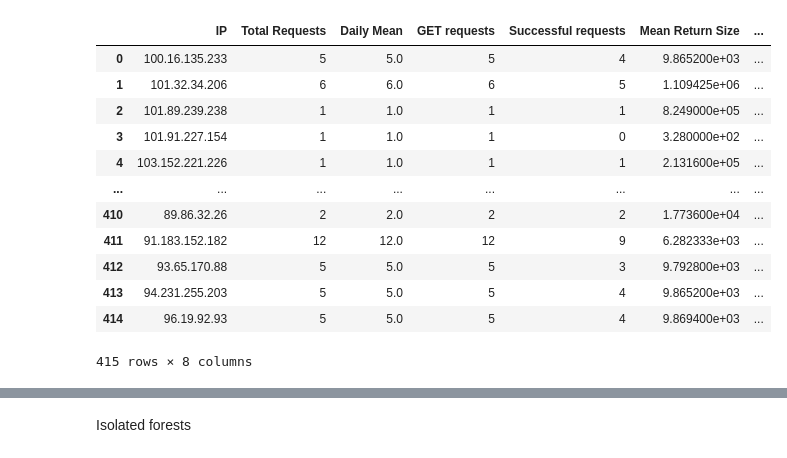
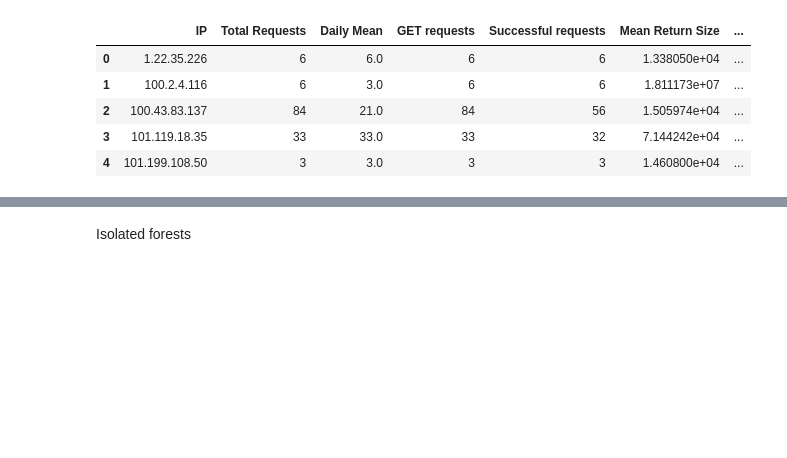
Before and after one commit to Aishani2001/VMWare-API-Misuse-or-Abuse, a Jupyter notebook: Unsupervised Learning.ipynb, the cells around one changed output, grey strips where cells are left out. Drawn from its saved outputs; the diff is of its cells as text; code cells hidden in the pictures; blank space fills up the shorter version.

```diff
--- a/Unsupervised Learning.ipynb
+++ b/Unsupervised Learning.ipynb
@@ -22,17 +17,10 @@ Saving finaldata.csv to finaldata (4).csv
 # %%
 df=pd.read_csv("finaldata.csv")
-df
+df.head()
 # %% [output]
 |  | IP | Total Requests | Daily Mean | GET requests | Successful requests | Mean Return Size | ... |
-| 0 | 100.16.135.233 | 5 | 5.0 | 5 | 4 | 9.865200e+03 | ... |
-| 1 | 101.32.34.206 | 6 | 6.0 | 6 | 5 | 1.109425e+06 | ... |
-| 2 | 101.89.239.238 | 1 | 1.0 | 1 | 1 | 8.249000e+05 | ... |
-| 3 | 101.91.227.154 | 1 | 1.0 | 1 | 0 | 3.280000e+02 | ... |
-| 4 | 103.152.221.226 | 1 | 1.0 | 1 | 1 | 2.131600e+05 | ... |
-| ... | ... | ... | ... | ... | ... | ... | ... |
-| 410 | 89.86.32.26 | 2 | 2.0 | 2 | 2 | 1.773600e+04 | ... |
-| 411 | 91.183.152.182 | 12 | 12.0 | 12 | 9 | 6.282333e+03 | ... |
-| 412 | 93.65.170.88 | 5 | 5.0 | 5 | 3 | 9.792800e+03 | ... |
-| 413 | 94.231.255.203 | 5 | 5.0 | 5 | 4 | 9.865200e+03 | ... |
-| 414 | 96.19.92.93 | 5 | 5.0 | 5 | 4 | 9.869400e+03 | ... |
+| 0 | 1.22.35.226 | 6 | 6.0 | 6 | 6 | 1.338050e+04 | ... |
+| 1 | 100.2.4.116 | 6 | 3.0 | 6 | 6 | 1.811173e+07 | ... |
+| 2 | 100.43.83.137 | 84 | 21.0 | 84 | 56 | 1.505974e+04 | ... |
+| 3 | 101.119.18.35 | 33 | 33.0 | 33 | 32 | 7.144242e+04 | ... |
+| 4 | 101.199.108.50 | 3 | 3.0 | 3 | 3 | 1.460800e+04 | ... |
-415 rows × 8 columns
```
Also changed, not shown: parts of 22 cells of this notebook, 2 other files.
